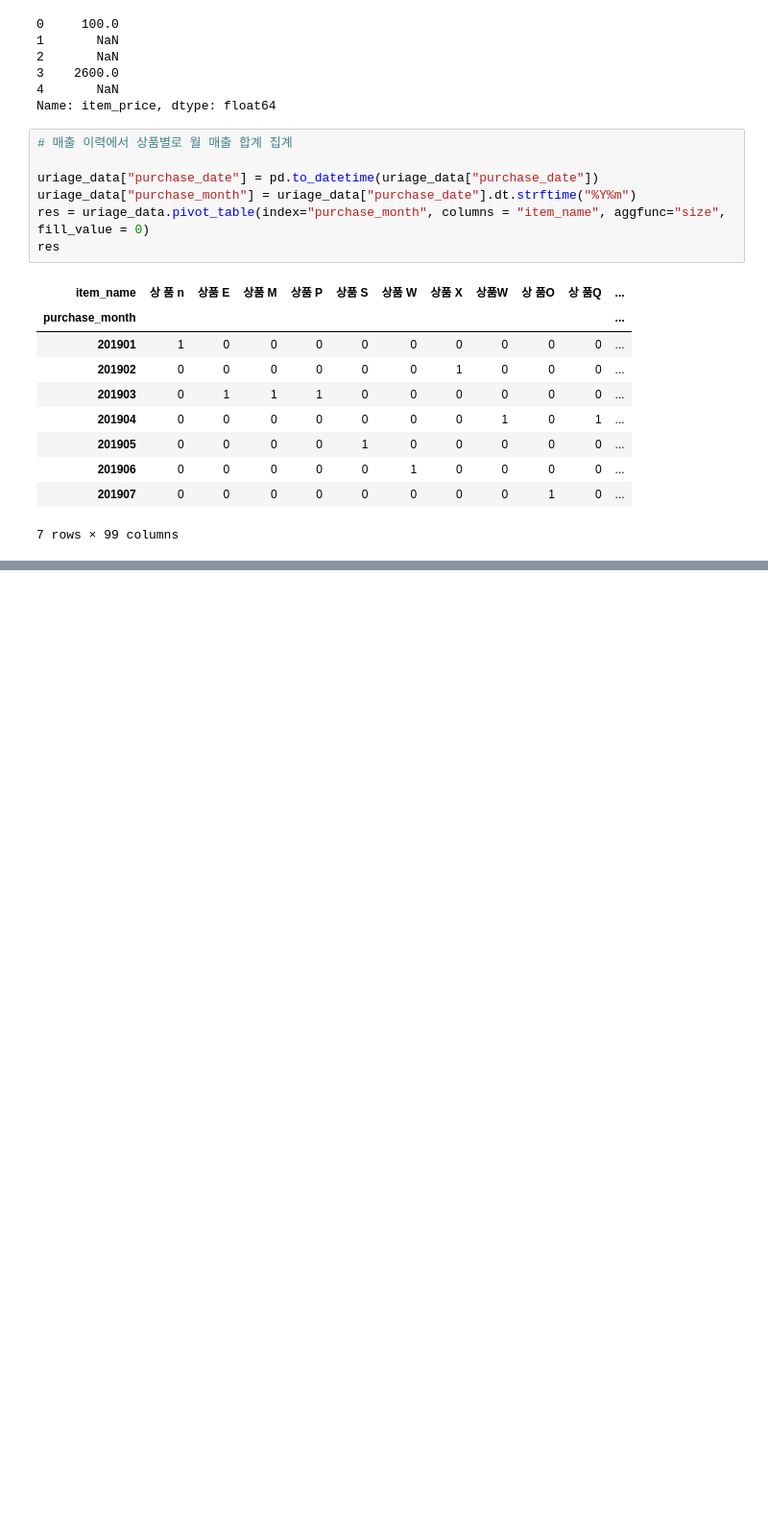
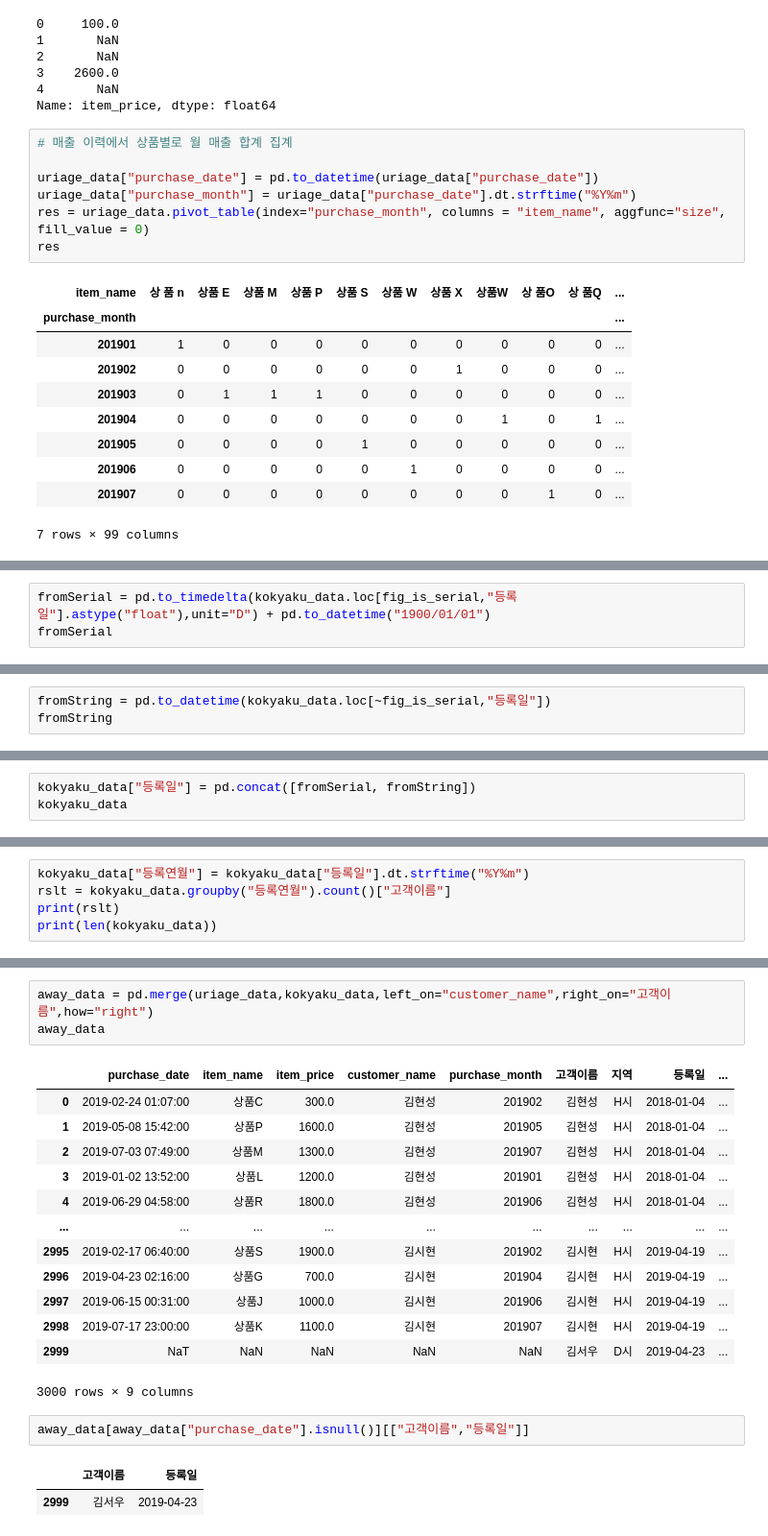
Before and after one commit to ek-9/data_study, a Jupyter notebook: ch2.ipynb, the cells around one changed output, grey strips where cells are left out. Shown at 96% size. Cells and saved outputs as stored; diff of their text form; blank space fills up the shorter version.

```diff
--- a/ch2.ipynb
+++ b/ch2.ipynb
@@ -64,0 +255,3 @@ res
+# %%
+fromSerial = pd.to_timedelta(kokyaku_data.loc[fig_is_serial,"등록일"].astype("float"),unit="D") + pd.to_datetime("1900/01/01")
+fromSerial
@@ -64,0 +276,3 @@ res
+# %%
+fromString = pd.to_datetime(kokyaku_data.loc[~fig_is_serial,"등록일"])
+fromString
@@ -64,0 +292,3 @@ res
+# %%
+kokyaku_data["등록일"] = pd.concat([fromSerial, fromString])
+kokyaku_data
@@ -64,0 +309,5 @@ res
+# %%
+kokyaku_data["등록연월"] = kokyaku_data["등록일"].dt.strftime("%Y%m")
+rslt = kokyaku_data.groupby("등록연월").count()["고객이름"]
+print(rslt)
+print(len(kokyaku_data))
@@ -64,0 +447,22 @@ res
+# %%
+away_data = pd.merge(uriage_data,kokyaku_data,left_on="customer_name",right_on="고객이름",how="right")
+away_data
+# %% [output]
+|  | purchase_date | item_name | item_price | customer_name | purchase_month | 고객이름 | 지역 | 등록일 | ... |
+| 0 | 2019-02-24 01:07:00 | 상품C | 300.0 | 김현성 | 201902 | 김현성 | H시 | 2018-01-04 | ... |
+| 1 | 2019-05-08 15:42:00 | 상품P | 1600.0 | 김현성 | 201905 | 김현성 | H시 | 2018-01-04 | ... |
+| 2 | 2019-07-03 07:49:00 | 상품M | 1300.0 | 김현성 | 201907 | 김현성 | H시 | 2018-01-04 | ... |
+| 3 | 2019-01-02 13:52:00 | 상품L | 1200.0 | 김현성 | 201901 | 김현성 | H시 | 2018-01-04 | ... |
+| 4 | 2019-06-29 04:58:00 | 상품R | 1800.0 | 김현성 | 201906 | 김현성 | H시 | 2018-01-04 | ... |
+| ... | ... | ... | ... | ... | ... | ... | ... | ... | ... |
+| 2995 | 2019-02-17 06:40:00 | 상품S | 1900.0 | 김시현 | 201902 | 김시현 | H시 | 2019-04-19 | ... |
+| 2996 | 2019-04-23 02:16:00 | 상품G | 700.0 | 김시현 | 201904 | 김시현 | H시 | 2019-04-19 | ... |
+| 2997 | 2019-06-15 00:31:00 | 상품J | 1000.0 | 김시현 | 201906 | 김시현 | H시 | 2019-04-19 | ... |
+| 2998 | 2019-07-17 23:00:00 | 상품K | 1100.0 | 김시현 | 201907 | 김시현 | H시 | 2019-04-19 | ... |
+| 2999 | NaT | NaN | NaN | NaN | NaN | 김서우 | D시 | 2019-04-23 | ... |
+3000 rows × 9 columns
+# %%
+away_data[away_data["purchase_date"].isnull()][["고객이름","등록일"]]
+# %% [output]
+|  | 고객이름 | 등록일 |
+| 2999 | 김서우 | 2019-04-23 |
```
Also changed, not shown: parts of 29 cells of this notebook, 2 other files.
